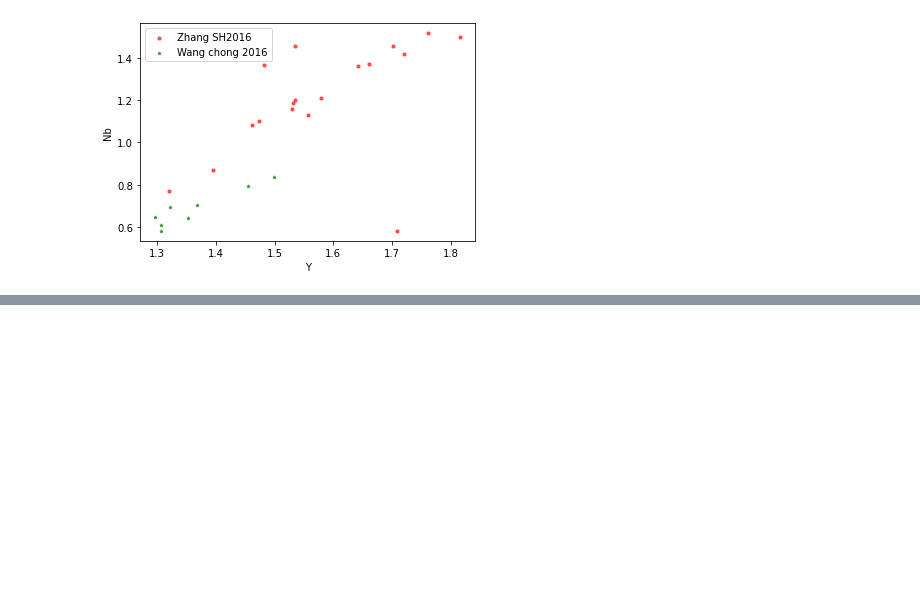
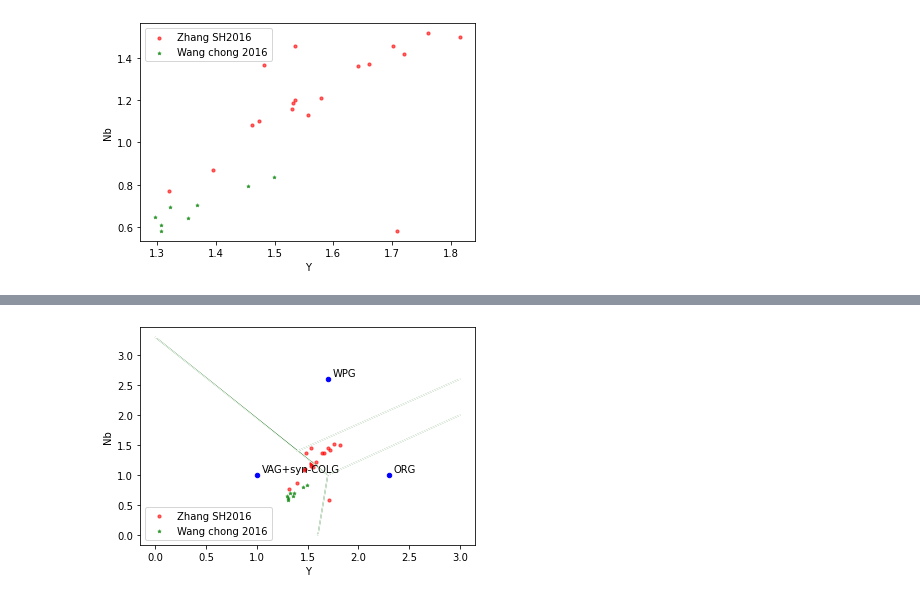
Before and after one commit to GeoPyTool/GeochemDataFormat, a Jupyter notebook: DM/DataFormat.ipynb, the cells around one changed output, grey strips where cells are left out. Saved outputs shown, nothing was run; the diff lists cells and outputs as text; code cells hidden in the pictures; blank space fills up the shorter version.

```diff
--- a/DM/DataFormat.ipynb
+++ b/DM/DataFormat.ipynb
@@ -324,0 +321,84 @@ hello
+# %%
+import json
+import numpy as np
+import pandas as pd
+import matplotlib.pyplot as plt
+from matplotlib.path import Path
+filename="Pearce_Y-Nb.json"
+
+with open(filename,"r") as f:
+    y=json.load(f)
+axis=y["axis"]
+
+# read excel
+raw = pd.read_excel("Geochemistry.xlsx")
+#from json axis get the colomn
+if axis[0]+'(ppm)' in raw.keys():
+    a=raw[axis[0]+'(ppm)']
+else:
+    a=raw[axis[0]]
+
+if axis[1]+'(ppm)' in raw.keys():
+    b=raw[axis[1]+'(ppm)']
+else:
+    b=axis[1]
+
+lablelist=[]
+for i in range(len(raw)):
+    tmp_label=raw.Label[i]
+    if tmp_label not in lablelist:
+        lablelist.append(tmp_label)
+    else:
+        lablelist.append('')
+
+
+for i in range(len(raw)):
+    plt.scatter(np.log10([a[i]]),np.log10([b[i]]),
+                marker=raw.Marker[i],
+                c=raw.Color[i],
+                s=raw.Size[i],
+                linewidth=raw.Width[i],
+                alpha=raw.Alpha[i],
+                label=lablelist[i]
+               )
+
+plt.legend(loc='best')
+
+plt.xlabel(axis[0])
+plt.ylabel(axis[1])
+# "=============================================================="
+dic=y["lines"]
+
+for key in dic.keys():
+    x_list=[]
+    y_list=[]
+    list=dic[key]
+    for i in range(0,len(list)):
+
+        x_list.append(np.log10(list[i][0]))
+        y_list.append(np.log10(list[i][1]))
+    plt.plot(x_list,y_list,linewidth=1, color='darkgreen',ls="solid")
+#     =============================================
+dic=y["polygons"]
+
+for key in dic.keys():
+    x_list=[]
+    y_list=[]
+    list=dic[key]
+    for i in range(0,len(list)):
+        x_list.append(np.log10(list[i][0]))
+        y_list.append(np.log10(list[i][1]))
+        if i==len(list)-1:
+            x_list.append(np.log10(list[0][0]))
+            y_list.append(np.log10(list[0][1]))
+    plt.plot(x_list,y_list,linewidth=1, color='white',ls="solid")
+#     =============================================
+
+dic=y["label_coords"]
+for key in dic.keys():
+    print(key)
+    xp=np.log10(dic[key][0])
+    yp=np.log10(dic[key][1])
+    plt.scatter(xp,yp,s=20, c='b')
+    plt.annotate(text=key,xy=(xp,yp),xytext=(xp+0.05,yp+0.05))
+# %% [output]
@@ -324,0 +408 @@ hello
+[figure, added]
```
Also changed, not shown: parts of 2 cells of this notebook.
